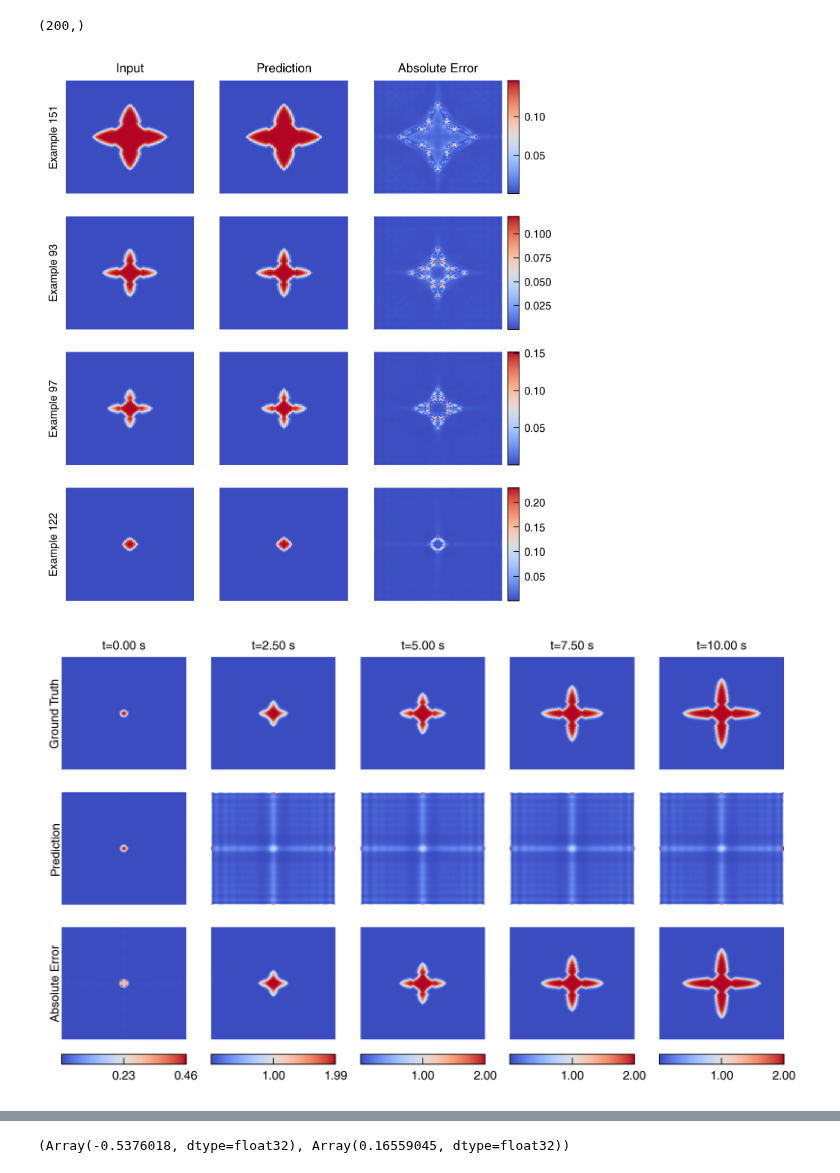
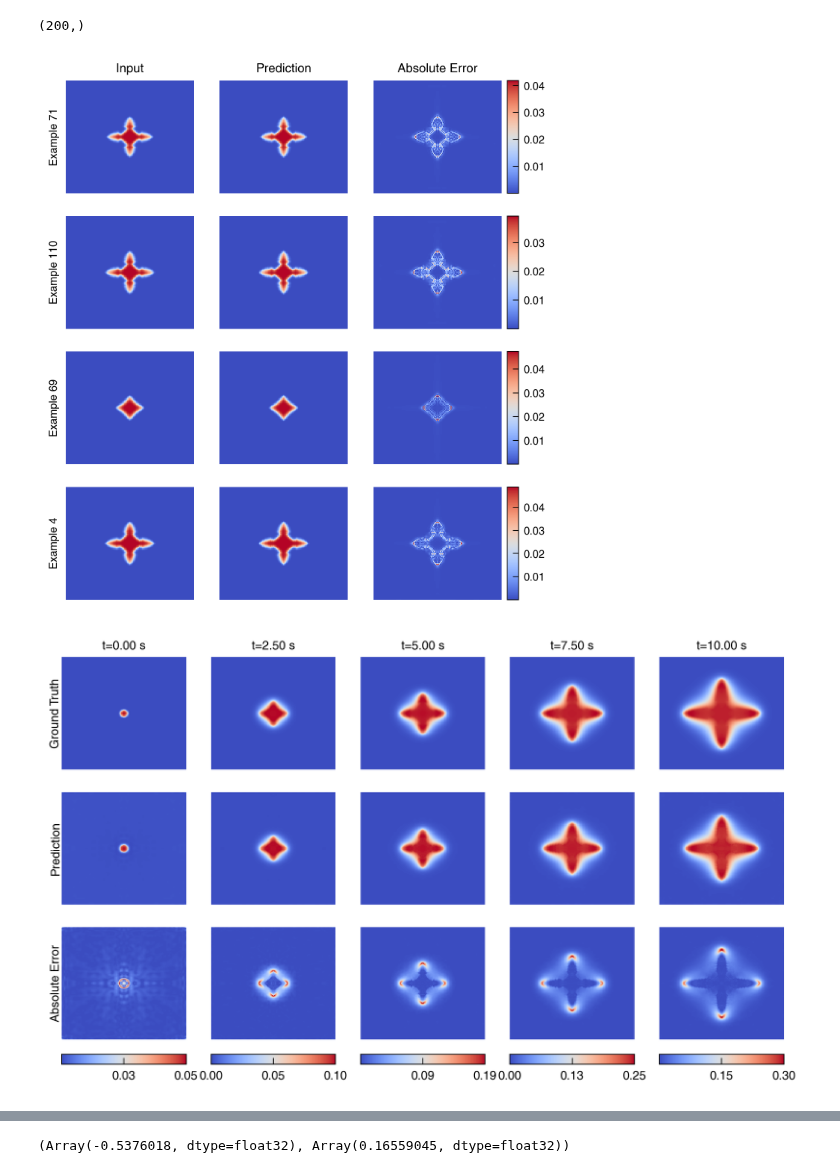
Before and after one commit to NanxiiChen/PF-PINO, a Jupyter notebook: solidification/eval.ipynb, the cells around one changed output, grey strips where cells are left out. Drawn from its saved outputs; the diff is of its cells as text; code cells hidden in the pictures.

```diff
--- a/solidification/eval.ipynb
+++ b/solidification/eval.ipynb
@@ -106,7 +106,7 @@ model_skeleton = get_model2d(
 )
 # model_skeleton = get_model1d(configs, jax.random.PRNGKey(0))
 # weight = os.path.join(save_dir, f"epoch_{configs.epochs - 1}.eqx")
-weight = os.path.join(save_dir, f"epoch_200.eqx")
+weight = os.path.join(save_dir, f"epoch_3200.eqx")
 model = eqx.tree_deserialise_leaves(weight, model_skeleton)
 # %%
 # data = jnp.load("./dataset_split.npz")
@@ -170,7 +170,7 @@ for i, idx in enumerate(random_indices):
     fig.colorbar(diff_ax, cax=ax_bar)
 # fig.tight_layout()
 # %% [output]
-[figure, old version]
+[figure, new version]
 # %%
 test_solutions = jnp.load(os.path.join(configs.test_data_dir, "solutions_grid.npy"))
 test_ks = jnp.load(os.path.join(configs.test_data_dir, "K_values.npy")).reshape(-1, 1)
@@ -187,41 +187,41 @@ idxs = [0, 50, 100, 150, 200]
 meshesx = meshes[0]
 meshesy = meshes[1]
 example_th = 2
-component = 0
+component = 1
 fig, axes = plt.subplots(3, len(idxs), figsize=(1.5 * len(idxs), 4))
 for i, idx in enumerate(idxs):
     ax = axes[0, i]
     # ax.contourf(meshesx, meshesy, y_test[example_th, idx, 0, :, :], levels=20, cmap='coolwarm')
     ax.pcolormesh(meshesx, meshesy, y_test[example_th, idx, component, :, :], shading='auto', cmap='coolwarm')
     if i == 0:
         ax.text(0., 0.5, "Ground Truth", ha="right", va="center", transform=ax.transAxes, rotation=90)
     # ax.set_title(f"Ground Truth t={int((idx+1)*dt*configs.Tc)} s")
     ax.set_axis_off()
     ax.text(0.5, 1.05, f"t={idx*dt*configs.Tc:.2f} s", ha="center", va="bottom", transform=ax.transAxes)
 
     ax = axes[1, i]
     # ax.contourf(meshesx, meshesy, u_preds[example_th, idx, 0, :, :], levels=20, cmap='coolwarm')
     ax.pcolormesh(meshesx, meshesy, u_preds[example_th, idx, component, :, :], shading='auto', cmap='coolwarm')
     if i == 0:
         ax.text(0., 0.5, "Prediction", ha="right", va="center", transform=ax.transAxes, rotation=90)
     ax.set_axis_off()
 
     ax = axes[2, i]
     diff = jnp.abs(y_test[example_th, idx, component, :, :] - u_preds[example_th, idx, component, :, :])
     # diff_ax = ax.contourf(meshesx, meshesy, diff, levels=20, cmap='coolwarm')
     diff_ax = ax.pcolormesh(meshesx, meshesy, diff, shading='auto', cmap='coolwarm')
     if i == 0:
         ax.text(0., 0.5, "Absolute Error", ha="right", va="center", transform=ax.transAxes, rotation=90)
     ax.set_axis_off()
     ax_bar = fig.add_axes([ax.get_position().x0,
                            ax.get_position().y0 - 0.05,
                            ax.get_position().width,
                            0.02])
     # fewer ticks on colorbar with 2 precision
     fig.colorbar(diff_ax, cax=ax_bar, orientation='horizontal',
                  format='%.2f', ticks=jnp.linspace(0, jnp.max(diff), num=3))
 # %% [output]
-[figure, old version]
+[figure, new version]
 # %%
 evo_frac = jnp.mean((y_test+1)/2, axis=(-1, -2))[..., 0]
 evo_frac_pred = jnp.mean((u_preds+1)/2, axis=(-1, -2))[..., 0]
```
Also changed, not shown: parts of 3 cells of this notebook, 3 other files.
